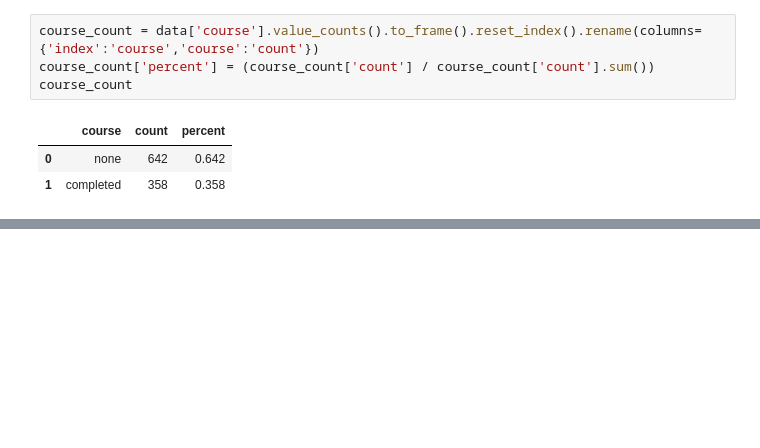
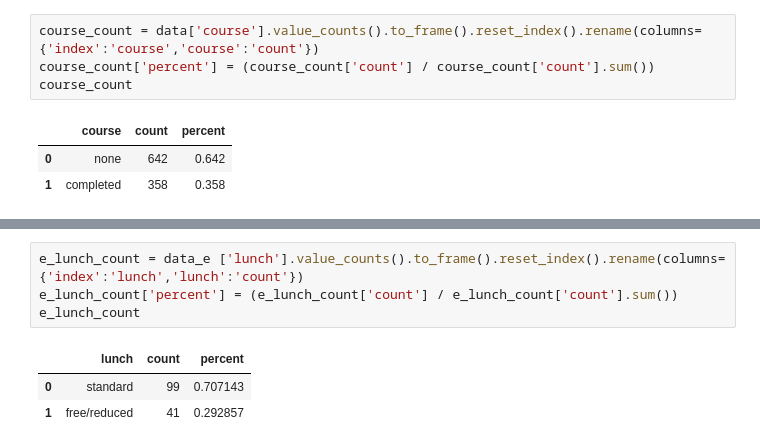
Before and after one commit to PaolaDaft/Students_Performance, a Jupyter notebook: notebooks/students-performance.ipynb, the cells around one changed output, grey strips where cells are left out. Cells and saved outputs as stored; diff of their text form; blank space fills up the shorter version.

```diff
--- a/notebooks/students-performance.ipynb
+++ b/notebooks/students-performance.ipynb
@@ -735,0 +871,8 @@ hacer visulizaciones por si influye el lounch o el curso
+# %%
+e_lunch_count = data_e ['lunch'].value_counts().to_frame().reset_index().rename(columns={'index':'lunch','lunch':'count'})
+e_lunch_count['percent'] = (e_lunch_count['count'] / e_lunch_count['count'].sum())
+e_lunch_count
+# %% [output]
+|  | lunch | count | percent |
+| 0 | standard | 99 | 0.707143 |
+| 1 | free/reduced | 41 | 0.292857 |
```
Also changed, not shown: parts of 57 cells of this notebook.
